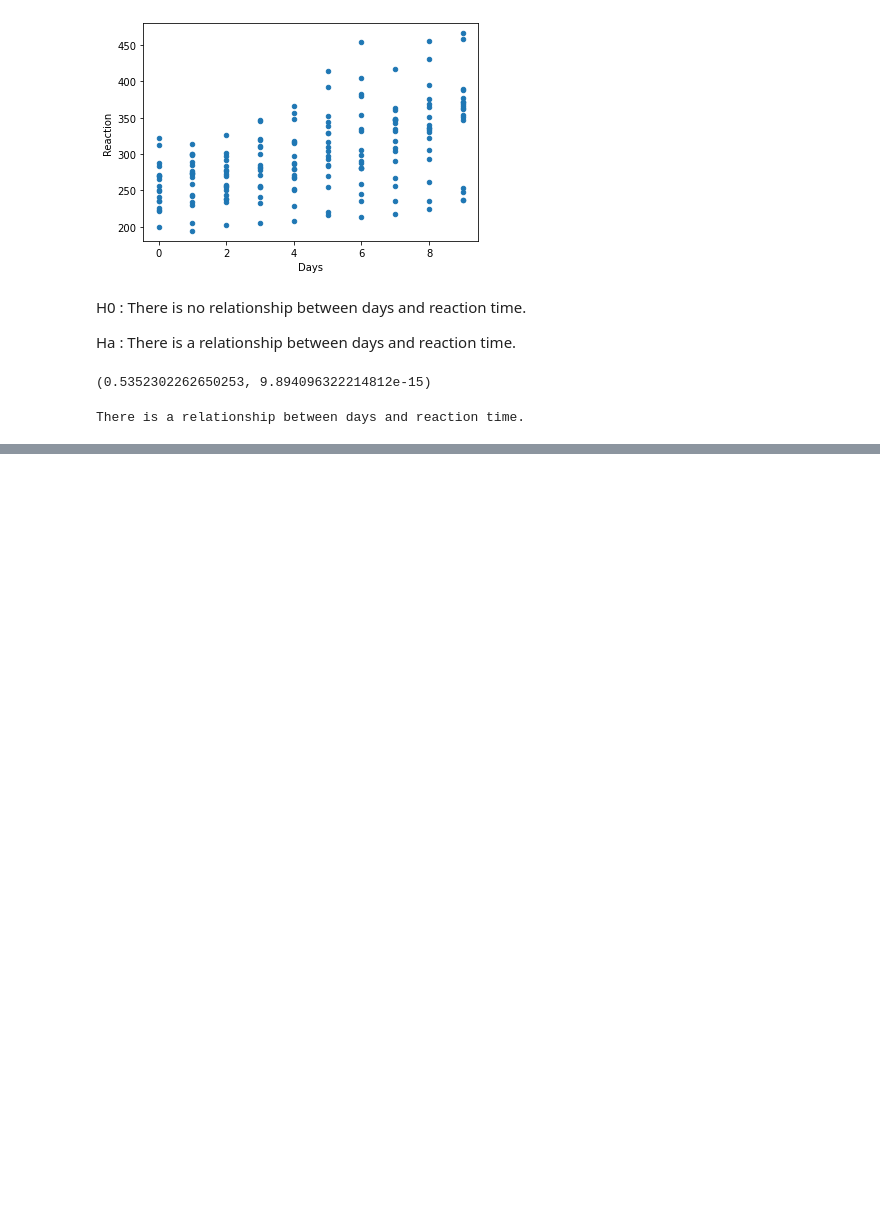
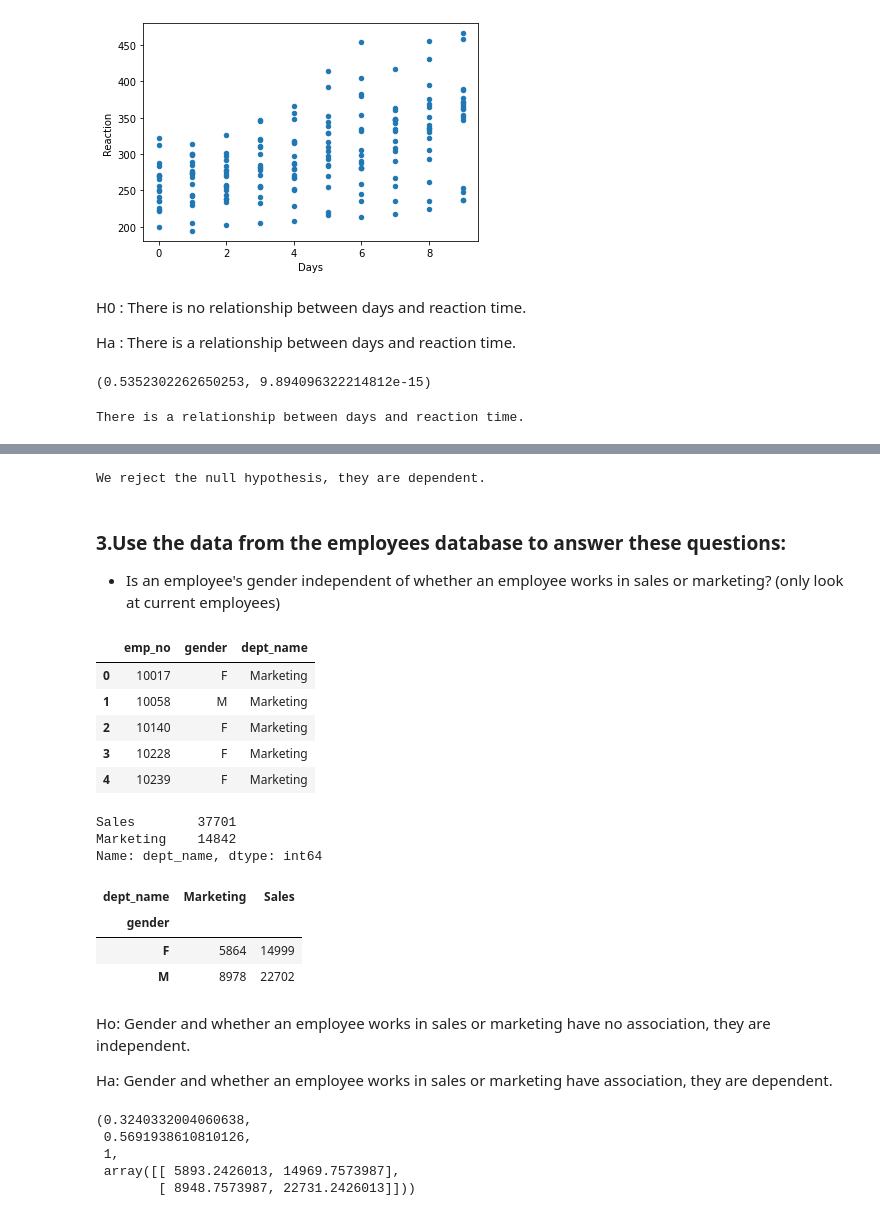
Before and after one commit to Chenchen070/statistics-exercises, a Jupyter notebook: hypothesis_testing.ipynb, the cells around one changed output, grey strips where cells are left out. Drawn from its saved outputs; the diff is of its cells as text; code cells hidden in the pictures; blank space fills up the shorter version.

```diff
--- a/hypothesis_testing.ipynb
+++ b/hypothesis_testing.ipynb
@@ -683,0 +837,59 @@ There is a relationship between days and reaction time.
+# %%
+if p < alpha:
+    print("We reject the null hypothesis, they are dependent.")
+else:
+    print("We fail to reject the null hypothesis, they are independent.")
+# %% [output]
+We reject the null hypothesis, they are dependent.
+# %% [markdown]
+### 3.Use the data from the employees database to answer these questions:
+
+* Is an employee's gender independent of whether an employee works in sales or marketing? (only look at current employees)
+# %%
+from env import host, username, password
+
+url = f'mysql+pymysql://{username}:{password}@{host}/employees'
+
+query = '''
+select emp_no, gender, dept_name from employees
+join dept_emp using (emp_no)
+join departments using (dept_no)
+where dept_name in ('Marketing', 'Sales') and dept_emp.to_date > now()
+'''
+
+df = pd.read_sql(query, url)
+df.head()
+# %% [output]
+|  | emp_no | gender | dept_name |
+| 0 | 10017 | F | Marketing |
+| 1 | 10058 | M | Marketing |
+| 2 | 10140 | F | Marketing |
+| 3 | 10228 | F | Marketing |
+| 4 | 10239 | F | Marketing |
+# %%
+df.dept_name.value_counts()
+# %% [output]
+Sales        37701
+Marketing    14842
+Name: dept_name, dtype: int64
+# %%
+observed = pd.crosstab(df.gender, df.dept_name)
+observed
+# %% [output]
+| dept_name | Marketing | Sales |
+| gender |  |  |
+| F | 5864 | 14999 |
+| M | 8978 | 22702 |
+# %% [markdown]
+Ho: Gender and whether an employee works in sales or marketing have no association, they are independent.
+
+Ha: Gender and whether an employee works in sales or marketing have association, they are dependent.
+# %%
+chi2, p, degf, expected = stats.chi2_contingency(observed)
+chi2, p, degf, expected
+# %% [output]
+(0.3240332004060638,
+ 0.5691938610810126,
+ 1,
+ array([[ 5893.2426013, 14969.7573987],
+        [ 8948.7573987, 22731.2426013]]))
```
Also changed, not shown: parts of 54 cells of this notebook.
